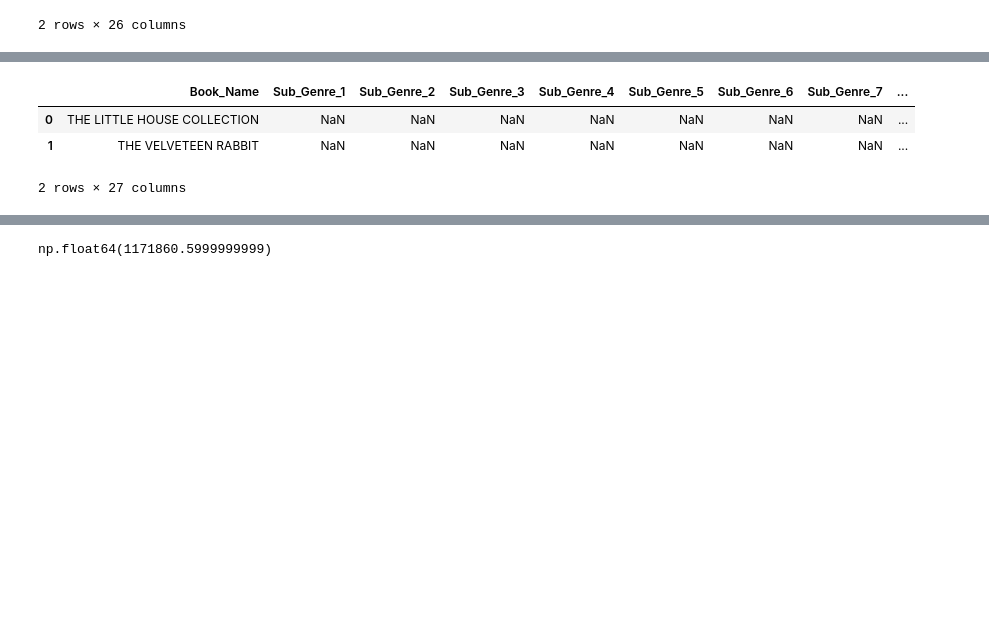
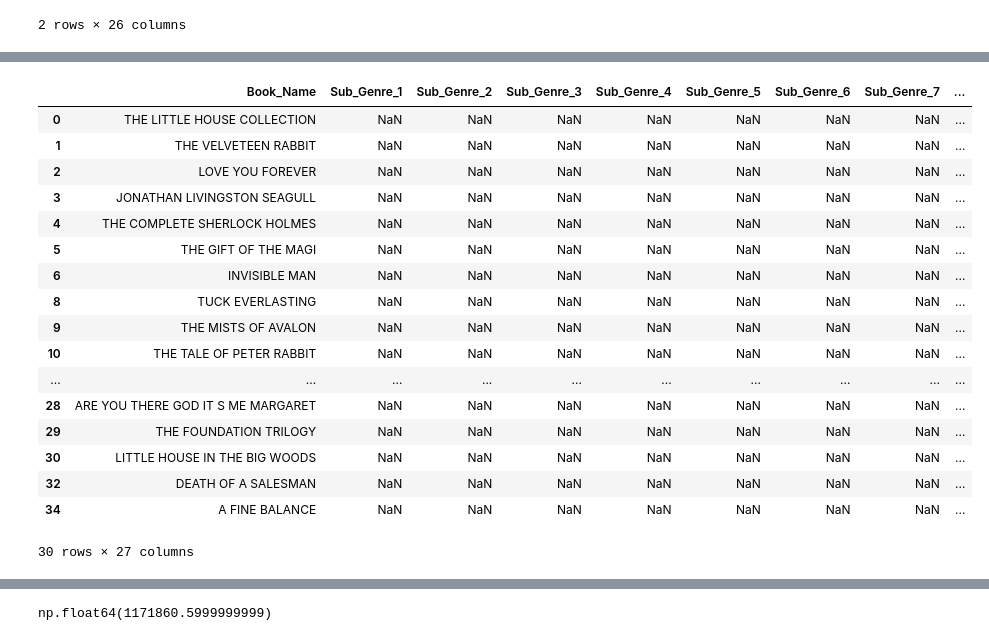
Before and after one commit to ammabe1/Publish-Me---Release-Assistant, a Jupyter notebook: Publish_Me Release_Assistant.ipynb, the cells around one changed output, grey strips where cells are left out. Saved outputs shown, nothing was run; the diff lists cells and outputs as text; code cells hidden in the pictures; blank space fills up the shorter version.

```diff
--- a/Publish_Me Release_Assistant.ipynb
+++ b/Publish_Me Release_Assistant.ipynb
@@ -843,8 +835,3 @@ Full_Book_Details_modified.head(2)
 | 0 | THE LITTLE HOUSE COLLECTION | NaN | NaN | NaN | NaN | NaN | NaN | NaN | ... |
 | 1 | THE VELVETEEN RABBIT | NaN | NaN | NaN | NaN | NaN | NaN | NaN | ... |
 2 rows × 26 columns
-# %%
-# Apply the function to each row
-Full_Book_Details_modified['Trope_8'] = Full_Book_Details_modified.apply(determine_trope2, axis=1)
-
-Full_Book_Details_modified.head(2)
@@ -855,0 +838,14 @@ Full_Book_Details_modified.head(2)
+# %%
+# # Repeat Function to use masterlist_1 to determine the trope with highest value and add this trope to a new column, ignoring AUDIOBOOK as this is not a trope by type of book
+def determine_trope3(row, target_columns=target_cols, value_list=masterlist_1):
+    for col in target_columns:
+        if row[col] in value_list:
+            return row[col]
+    else:
+        return None
+
+# ignore_value = 'AUDIOBOOK'
+# Apply the function to each row
+Full_Book_Details_modified['Trope_8'] = Full_Book_Details_modified.apply(determine_trope3, axis=1)
+
+Full_Book_Details_modified.head(3)
@@ -856,23 +858,37 @@ Full_Book_Details_modified.head(2)
 # %%
 #replace Trope_8 vaules if Sub_Genre 1-10 columns with nan, then repeat the process with Trope_2, etc.
 def replace_with_nan8(Full_Book_Details_modified, target_columns, master_column='Trope_8'):
     for index, row in Full_Book_Details_modified.iterrows():
         master_value = row[master_column]
         for col in target_columns:
             if row[col] == master_value:
                 Full_Book_Details_modified.at[index, col] = np.nan
     return Full_Book_Details_modified
 
 #columns=('Master_Sub_Genre','Trope_1','Trope_2')
 Full_Book_Details_modified = pd.DataFrame(Full_Book_Details_modified)
 
 target_cols = ['Sub_Genre_1', 'Sub_Genre_2', 'Sub_Genre_3', 'Sub_Genre_4','Sub_Genre_5','Sub_Genre_6','Sub_Genre_7', 'Sub_Genre_8','Sub_Genre_9','Sub_Genre_10']
 Full_Book_Details_modified = replace_with_nan8(Full_Book_Details_modified.copy(), target_cols)
 
 
-Full_Book_Details_modified.head(2)
+Full_Book_Details_modified.head(30)
 # %% [output]
 |  | Book_Name | Sub_Genre_1 | Sub_Genre_2 | Sub_Genre_3 | Sub_Genre_4 | Sub_Genre_5 | Sub_Genre_6 | Sub_Genre_7 | ... |
 | 0 | THE LITTLE HOUSE COLLECTION | NaN | NaN | NaN | NaN | NaN | NaN | NaN | ... |
 | 1 | THE VELVETEEN RABBIT | NaN | NaN | NaN | NaN | NaN | NaN | NaN | ... |
+| 2 | LOVE YOU FOREVER | NaN | NaN | NaN | NaN | NaN | NaN | NaN | ... |
+| 3 | JONATHAN LIVINGSTON SEAGULL | NaN | NaN | NaN | NaN | NaN | NaN | NaN | ... |
+| 4 | THE COMPLETE SHERLOCK HOLMES | NaN | NaN | NaN | NaN | NaN | NaN | NaN | ... |
+| 5 | THE GIFT OF THE MAGI | NaN | NaN | NaN | NaN | NaN | NaN | NaN | ... |
+| 6 | INVISIBLE MAN | NaN | NaN | NaN | NaN | NaN | NaN | NaN | ... |
+| 8 | TUCK EVERLASTING | NaN | NaN | NaN | NaN | NaN | NaN | NaN | ... |
+| 9 | THE MISTS OF AVALON | NaN | NaN | NaN | NaN | NaN | NaN | NaN | ... |
+| 10 | THE TALE OF PETER RABBIT | NaN | NaN | NaN | NaN | NaN | NaN | NaN | ... |
+| ... | ... | ... | ... | ... | ... | ... | ... | ... | ... |
+| 28 | ARE YOU THERE GOD IT S ME MARGARET | NaN | NaN | NaN | NaN | NaN | NaN | NaN | ... |
+| 29 | THE FOUNDATION TRILOGY | NaN | NaN | NaN | NaN | NaN | NaN | NaN | ... |
+| 30 | LITTLE HOUSE IN THE BIG WOODS | NaN | NaN | NaN | NaN | NaN | NaN | NaN | ... |
+| 32 | DEATH OF A SALESMAN | NaN | NaN | NaN | NaN | NaN | NaN | NaN | ... |
+| 34 | A FINE BALANCE | NaN | NaN | NaN | NaN | NaN | NaN | NaN | ... |
-2 rows × 27 columns
+30 rows × 27 columns
```
Also changed, not shown: parts of 20 cells of this notebook, 1 other file.
